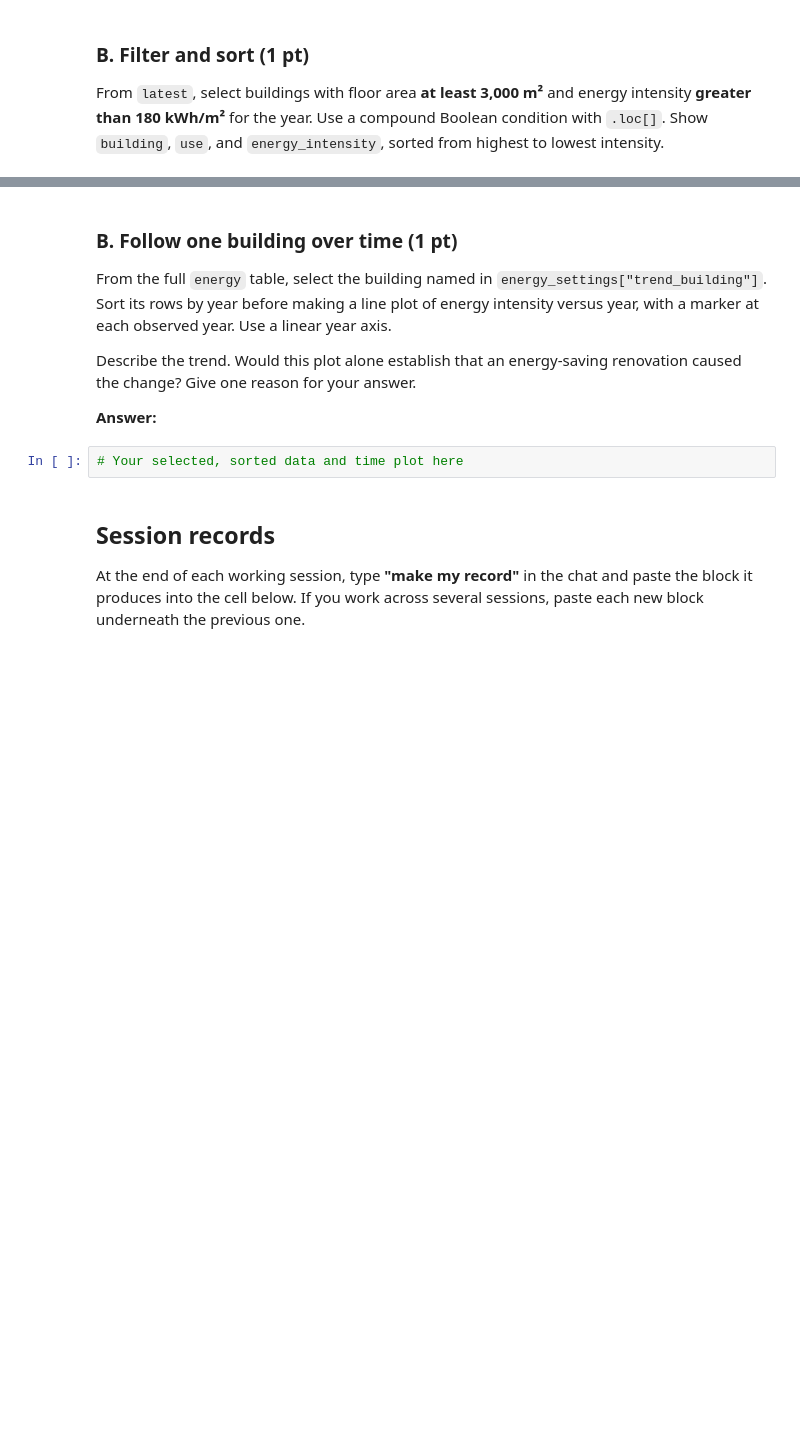
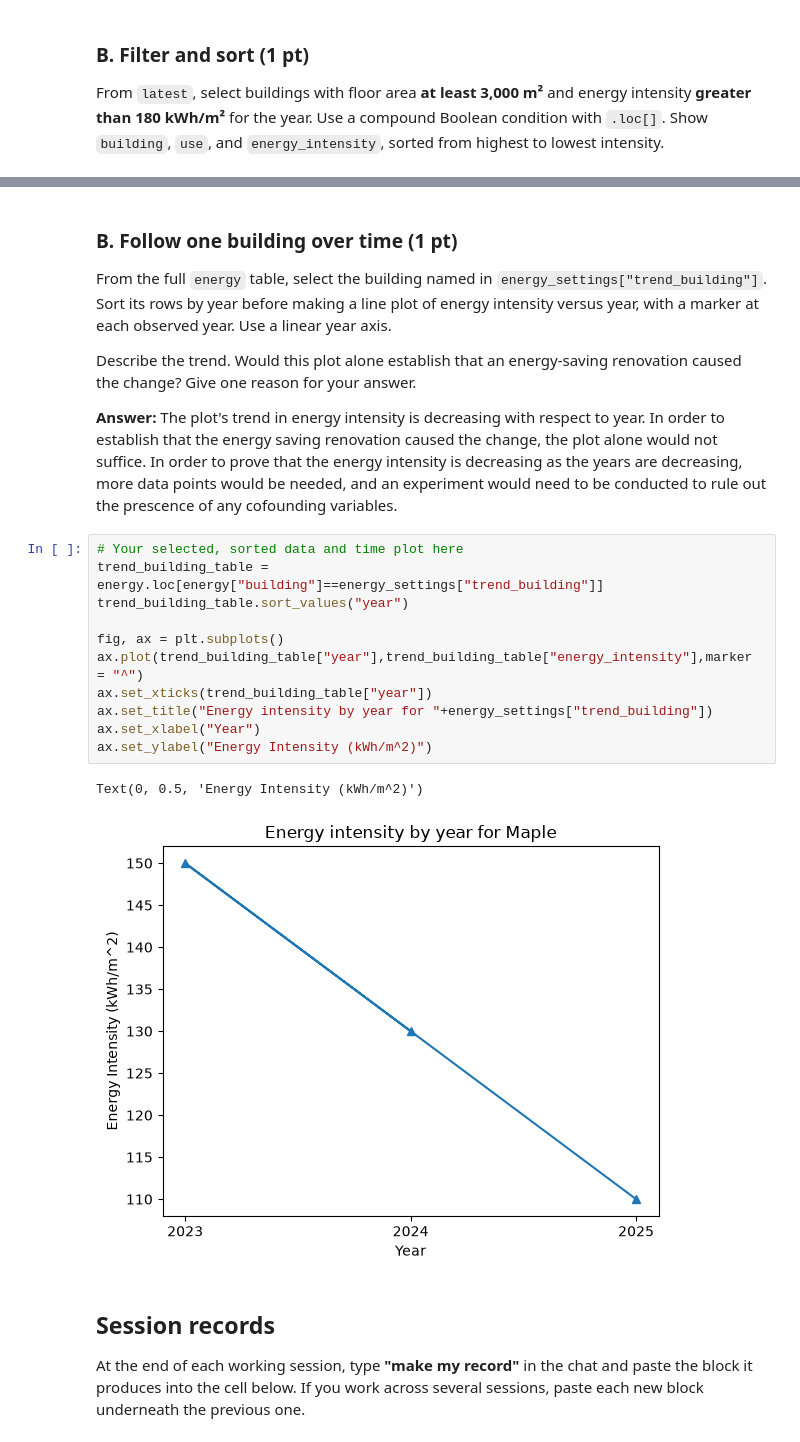
Before and after one commit to BradyJulian/Julian-Brady-ENGR-1451-Fork, a Jupyter notebook: 1-assignments/LE04/jub177LE04.ipynb, the cells around one changed output, grey strips where cells are left out. Drawn from its saved outputs; the diff is of its cells as text; blank space fills up the shorter version.

```diff
--- a/1-assignments/LE04/jub177LE04.ipynb
+++ b/1-assignments/LE04/jub177LE04.ipynb
@@ -283,9 +320,21 @@ at each observed year. Use a linear year axis.
 Describe the trend. Would this plot alone establish that an energy-saving renovation caused
 the change? Give one reason for your answer.
 
-**Answer:**
+**Answer:** The plot's trend in energy intensity is decreasing with respect to year. In order to establish that the energy saving renovation caused the change, the plot alone would not suffice. In order to prove that the energy intensity is decreasing as the years are decreasing, more data points would be needed, and an experiment would need to be conducted to rule out the prescence of any cofounding variables.
 # %%
 # Your selected, sorted data and time plot here
+trend_building_table = energy.loc[energy["building"]==energy_settings["trend_building"]]
+trend_building_table.sort_values("year")
+
+fig, ax = plt.subplots()
+ax.plot(trend_building_table["year"],trend_building_table["energy_intensity"],marker = "^")
+ax.set_xticks(trend_building_table["year"])
+ax.set_title("Energy intensity by year for "+energy_settings["trend_building"])
+ax.set_xlabel("Year")
+ax.set_ylabel("Energy Intensity (kWh/m^2)")
+# %% [output]
+Text(0, 0.5, 'Energy Intensity (kWh/m^2)')
+[figure, added]
 # %% [markdown]
 ## Session records
 
```
Also changed, not shown: parts of 7 cells of this notebook.
